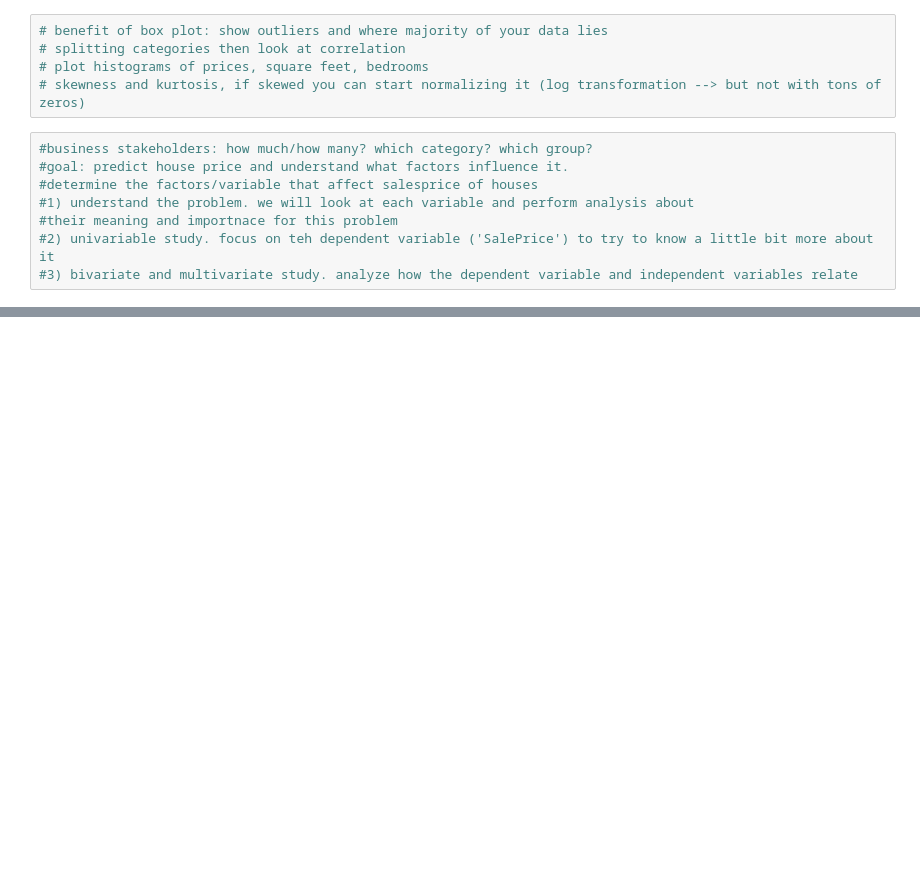
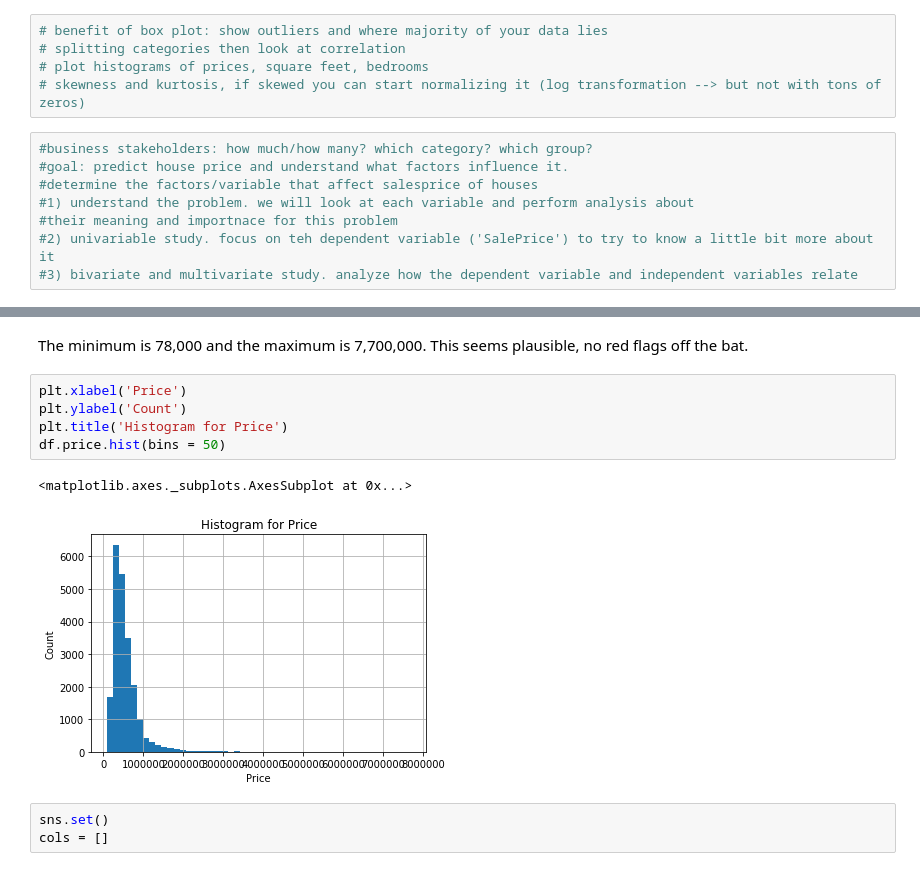
Before and after one commit to taramullin/dsc-1-final-project-online-ds-pt-041519, a Jupyter notebook: student.ipynb, the cells around one changed output, grey strips where cells are left out. Drawn from its saved outputs; the diff is of its cells as text; blank space fills up the shorter version.

```diff
--- a/student.ipynb
+++ b/student.ipynb
@@ -296,0 +311,13 @@ plt.show()
+# %% [markdown]
+The minimum is 78,000 and the maximum is 7,700,000. This seems plausible, no red flags off the bat.
+# %%
+plt.xlabel('Price')
+plt.ylabel('Count')
+plt.title('Histogram for Price')
+df.price.hist(bins = 50)
+# %% [output]
+<matplotlib.axes._subplots.AxesSubplot at 0x...>
+[figure, added]
+# %%
+sns.set()
+cols = []
```
Also changed, not shown: parts of 10 cells of this notebook.
